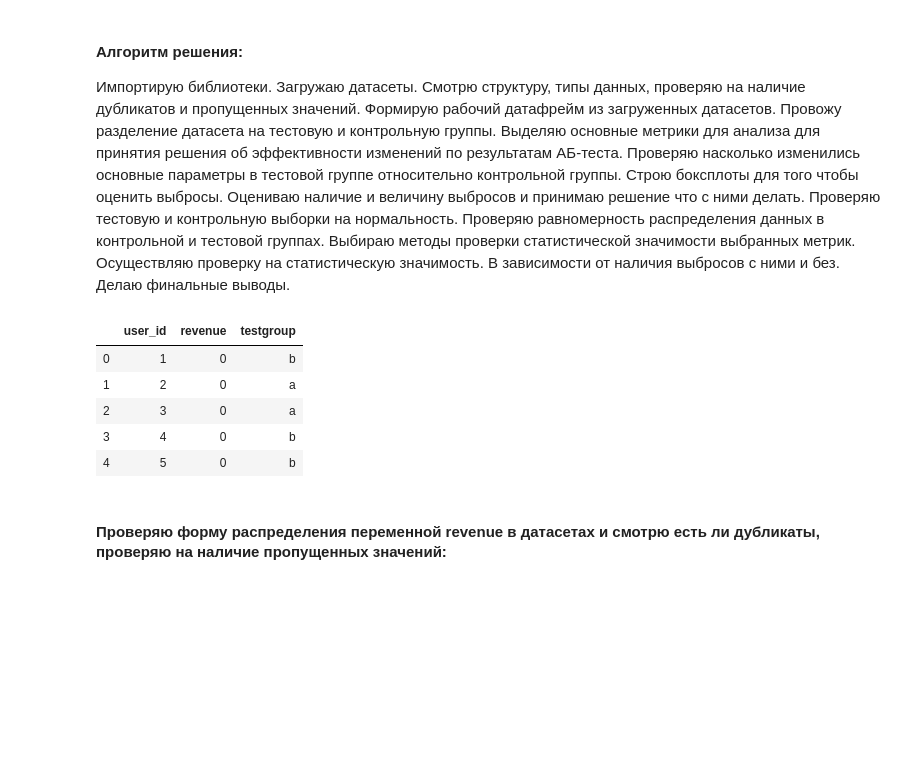
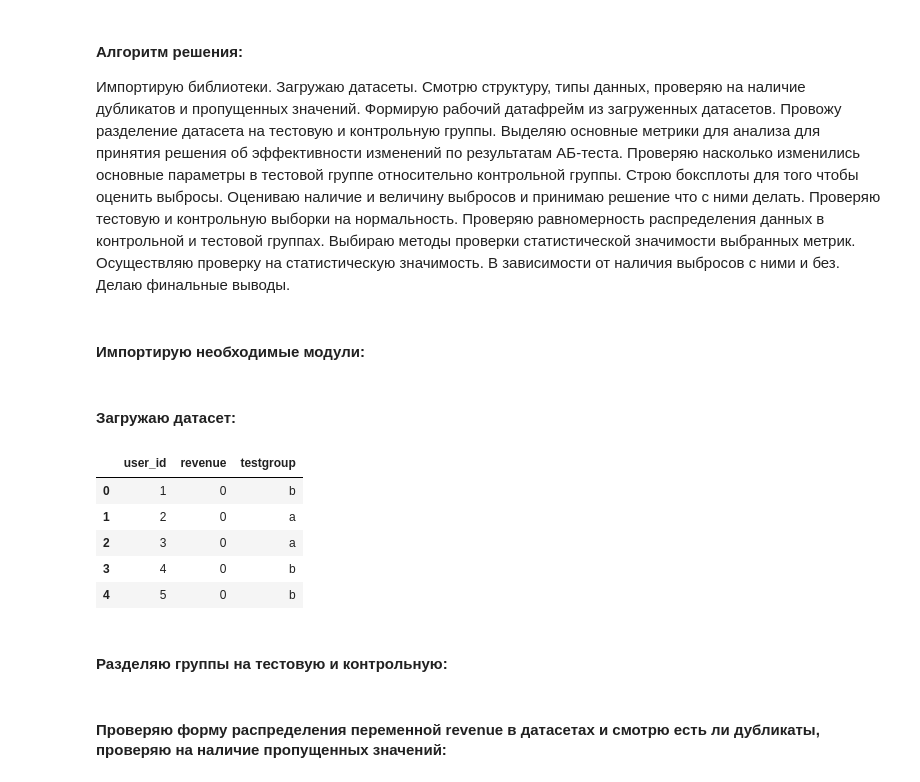
Before and after one commit to SergeyOshemkov/My-data-analysis-in-Python, a Jupyter notebook: Projects in progress/2nd project in progress/1_project.ipynb, the cells around one changed output. Cells and saved outputs as stored; diff of their text form; code cells hidden in the pictures; blank space fills up the shorter version.

```diff
--- a/Projects in progress/2nd project in progress/1_project.ipynb
+++ b/Projects in progress/2nd project in progress/1_project.ipynb
@@ -222,0 +214,2 @@ import matplotlib.pyplot as plt
+# %% [markdown]
+#### Импортирую необходимые модули:
@@ -223,12 +231,16 @@ import matplotlib.pyplot as plt
+# %% [markdown]
+#### Загружаю датасет:
 # %%
-df = pd.read_csv('./datasets/KarpovCourses/final/1/2nd_dataset.csv', sep=';')
+df = pd.read_csv('./datasets/1/2nd_dataset.csv', sep=';')
+
+df.head()
+# %% [output]
+|  | user_id | revenue | testgroup |
+| 0 | 1 | 0 | b |
+| 1 | 2 | 0 | a |
+| 2 | 3 | 0 | a |
+| 3 | 4 | 0 | b |
+| 4 | 5 | 0 | b |
-# %%
-df.head()
-# %% [output]
-|  | user_id | revenue | testgroup |
-| 0 | 1 | 0 | b |
-| 1 | 2 | 0 | a |
-| 2 | 3 | 0 | a |
-| 3 | 4 | 0 | b |
-| 4 | 5 | 0 | b |
+# %% [markdown]
+#### Разделяю группы на тестовую и контрольную:
 # %%
```
Also changed, not shown: parts of 58 cells of this notebook.
